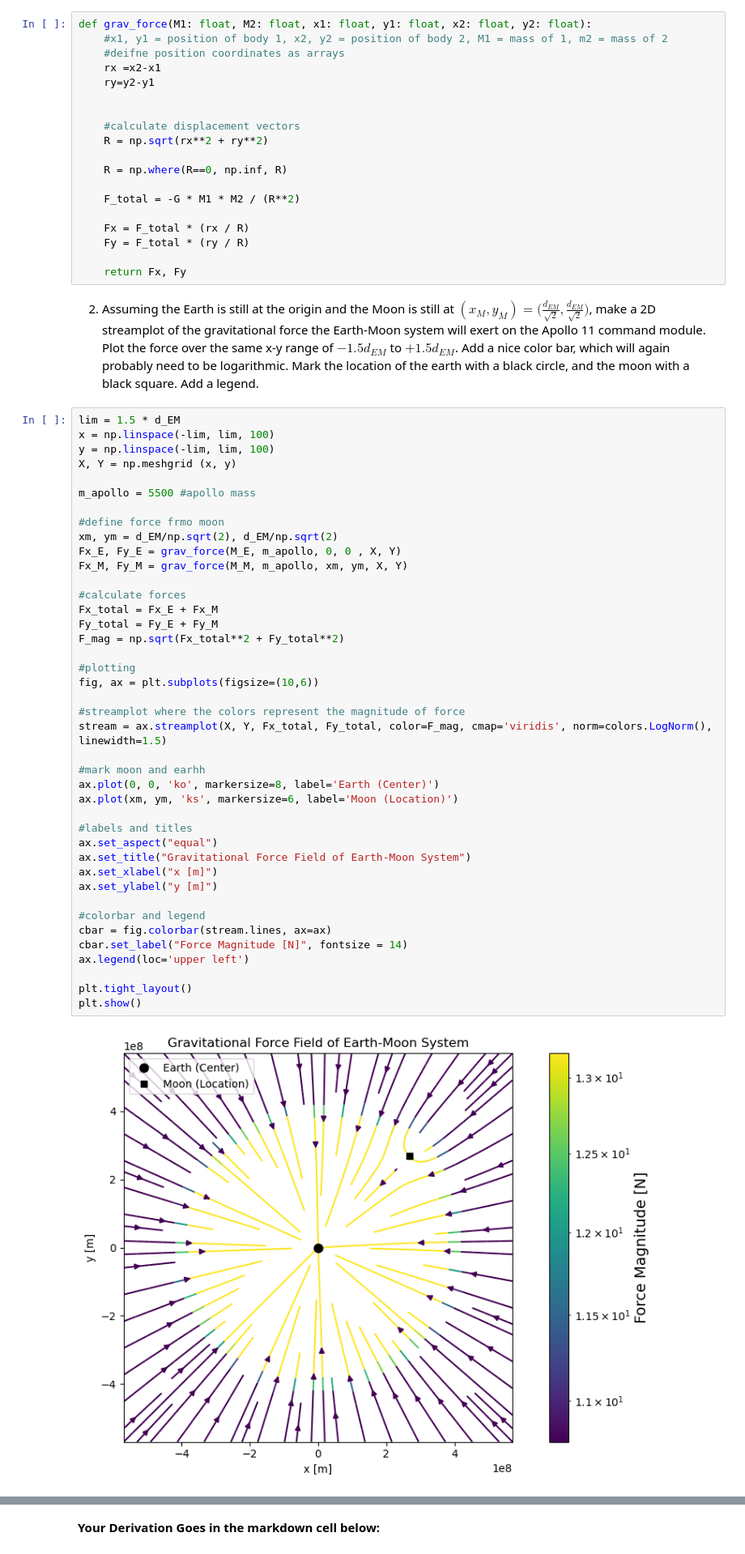
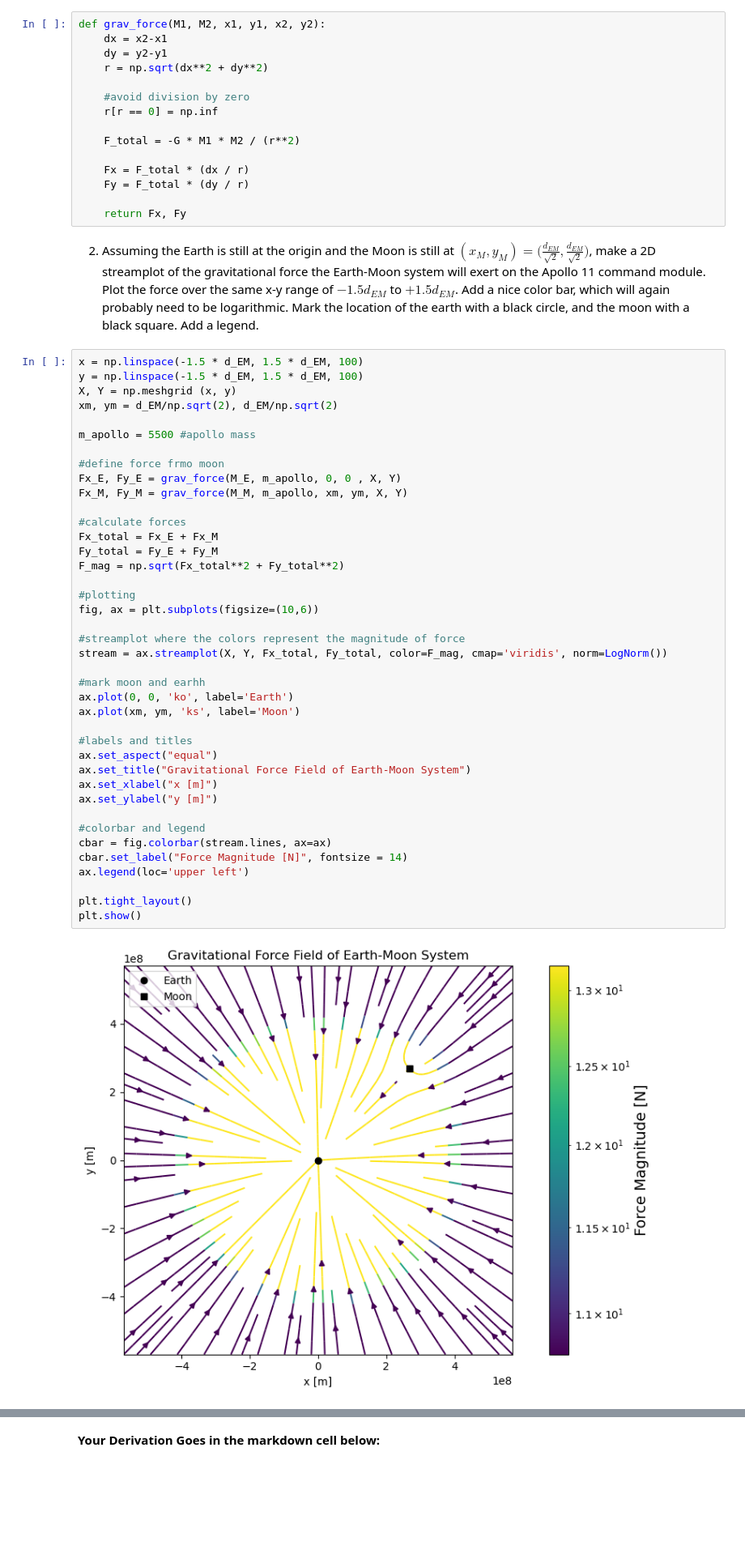
Before and after one commit to mkeen331/PHYS265-spring26, a Jupyter notebook: Lab1/lab1.ipynb, the cells around one changed output, grey strips where cells are left out. Shown at 81% size. Cells and saved outputs as stored; diff of their text form; blank space fills up the shorter version.

```diff
--- a/Lab1/lab1.ipynb
+++ b/Lab1/lab1.ipynb
@@ -280,22 +268,18 @@ and so if you made the approximation that the Earth is a finite point,
 you will need to avoid it.
 Like for the 1D potential, make sure it follows modern best-coding practices.
 # %%
-def grav_force(M1: float, M2: float, x1: float, y1: float, x2: float, y2: float):
-    #x1, y1 = position of body 1, x2, y2 = position of body 2, M1 = mass of 1, m2 = mass of 2
-    #deifne position coordinates as arrays
-    rx =x2-x1
-    ry=y2-y1
+def grav_force(M1, M2, x1, y1, x2, y2):
+    dx = x2-x1
+    dy = y2-y1
+    r = np.sqrt(dx**2 + dy**2)
 
+    #avoid division by zero
+    r[r == 0] = np.inf
 
-    #calculate displacement vectors
-    R = np.sqrt(rx**2 + ry**2)
+    F_total = -G * M1 * M2 / (r**2)
 
-    R = np.where(R==0, np.inf, R)
-
-    F_total = -G * M1 * M2 / (R**2)
-
-    Fx = F_total * (rx / R)
-    Fy = F_total * (ry / R)
+    Fx = F_total * (dx / r)
+    Fy = F_total * (dy / r)
 
     return Fx, Fy
 # %% [markdown]
@@ -308,48 +292,47 @@ Add a nice color bar, which will again probably need to be logarithmic.
 Mark the location of the earth with a black circle, and the moon with a black square.
 Add a legend.
 # %%
-lim = 1.5 * d_EM
-x = np.linspace(-lim, lim, 100)
-y = np.linspace(-lim, lim, 100)
+x = np.linspace(-1.5 * d_EM, 1.5 * d_EM, 100)
+y = np.linspace(-1.5 * d_EM, 1.5 * d_EM, 100)
 X, Y = np.meshgrid (x, y)
+xm, ym = d_EM/np.sqrt(2), d_EM/np.sqrt(2)
 
 m_apollo = 5500 #apollo mass
 
 #define force frmo moon
-xm, ym = d_EM/np.sqrt(2), d_EM/np.sqrt(2)
 Fx_E, Fy_E = grav_force(M_E, m_apollo, 0, 0 , X, Y)
 Fx_M, Fy_M = grav_force(M_M, m_apollo, xm, ym, X, Y)
 
 #calculate forces
 Fx_total = Fx_E + Fx_M
 Fy_total = Fy_E + Fy_M
 F_mag = np.sqrt(Fx_total**2 + Fy_total**2)
 
 #plotting
 fig, ax = plt.subplots(figsize=(10,6))
 
 #streamplot where the colors represent the magnitude of force
-stream = ax.streamplot(X, Y, Fx_total, Fy_total, color=F_mag, cmap='viridis', norm=colors.LogNorm(), linewidth=1.5)
+stream = ax.streamplot(X, Y, Fx_total, Fy_total, color=F_mag, cmap='viridis', norm=LogNorm())
 
 #mark moon and earhh
-ax.plot(0, 0, 'ko', markersize=8, label='Earth (Center)')
-ax.plot(xm, ym, 'ks', markersize=6, label='Moon (Location)')
+ax.plot(0, 0, 'ko', label='Earth')
+ax.plot(xm, ym, 'ks', label='Moon')
 
 #labels and titles
 ax.set_aspect("equal")
 ax.set_title("Gravitational Force Field of Earth-Moon System")
 ax.set_xlabel("x [m]")
 ax.set_ylabel("y [m]")
 
 #colorbar and legend
 cbar = fig.colorbar(stream.lines, ax=ax)
 cbar.set_label("Force Magnitude [N]", fontsize = 14)
 ax.legend(loc='upper left')
 
 plt.tight_layout()
 plt.show()
 # %% [output]
-[figure, old version]
+[figure, new version]
 # %% [markdown]
 3. You will note there is a point between the Earth and the Moon where the field lines seem to vanish. This is the point where the Earth's and Moon's gravitational forces cancel eachother. By setting $|\vec{F}_{moon}| = |\vec{F}_{earth}|$, calculate the radial distance of the "balance point." From there, identify the $x$ and $y$ coordinates of the balance point. Typeset your derivation (show multiple steps!) in latex in a markdown cell below. Then, calculate it numerically, and draw the answer onto a new version of your force field plot. Again mark the location of the earth with a black circle, and the moon with a black square; mark the location of the balance point with a red x. Add a legend.
 # %% [markdown]
```
Also changed, not shown: parts of 8 cells of this notebook, 1 other file.
